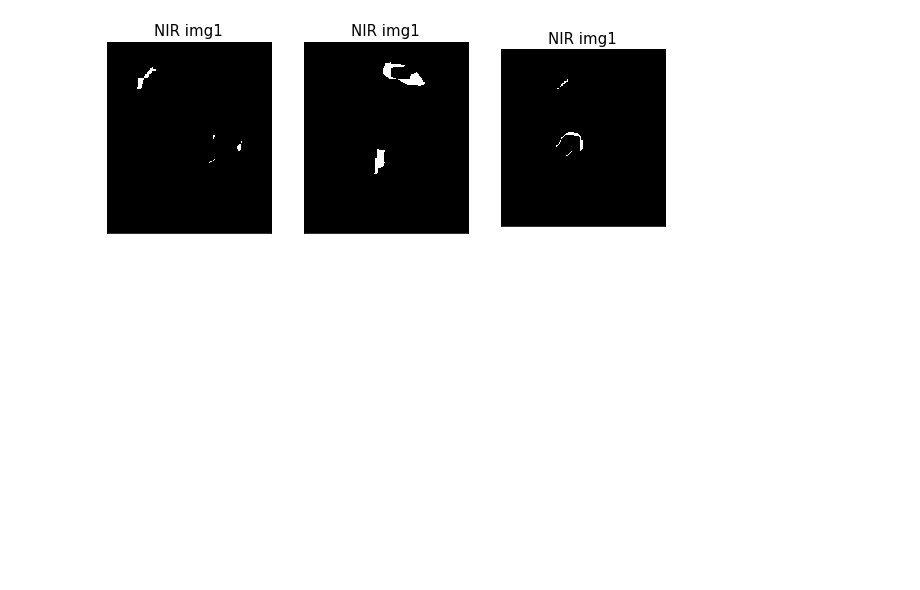
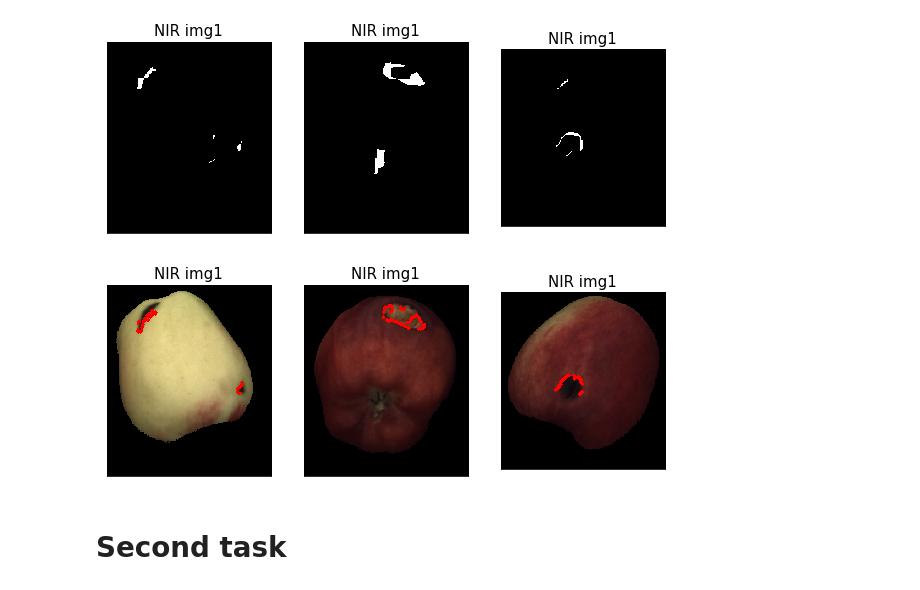
Before and after one commit to pptr3/fruit-inspection, a Jupyter notebook: Untitled.ipynb, the cells around one changed output. Saved outputs shown, nothing was run; the diff lists cells and outputs as text; code cells hidden in the pictures; blank space fills up the shorter version.

```diff
--- a/Untitled.ipynb
+++ b/Untitled.ipynb
@@ -201,0 +200,23 @@ outp = draw_defects(closed_img3, img3_color)
+# %%
+out1 = draw_defects(closed_img1, img1_color)
+out2 = draw_defects(closed_img2, img2_color)
+out3 = draw_defects(closed_img3, img3_color)
+# %%
+plt.figure(figsize=(10,10))
+plt.subplot(2,3,1)
+plt.imshow(out1, cmap='gray', vmin=0, vmax=255)
+plt.title("NIR img1", fontsize = 15)
+plt.xticks([]), plt.yticks([])
+plt.subplot(2,3,2)
+plt.imshow(out2, cmap='gray', vmin=0, vmax=255)
+plt.title("NIR img1", fontsize = 15)
+plt.xticks([]), plt.yticks([])
+plt.subplot(2,3,3)
+plt.imshow(out3, cmap='gray', vmin=0, vmax=255)
+plt.title("NIR img1", fontsize = 15)
+plt.xticks([]), plt.yticks([])
+plt.show()
+# %% [output]
+[figure, added]
+# %% [markdown]
+# Second task
```
Also changed, not shown: parts of 11 cells of this notebook.
